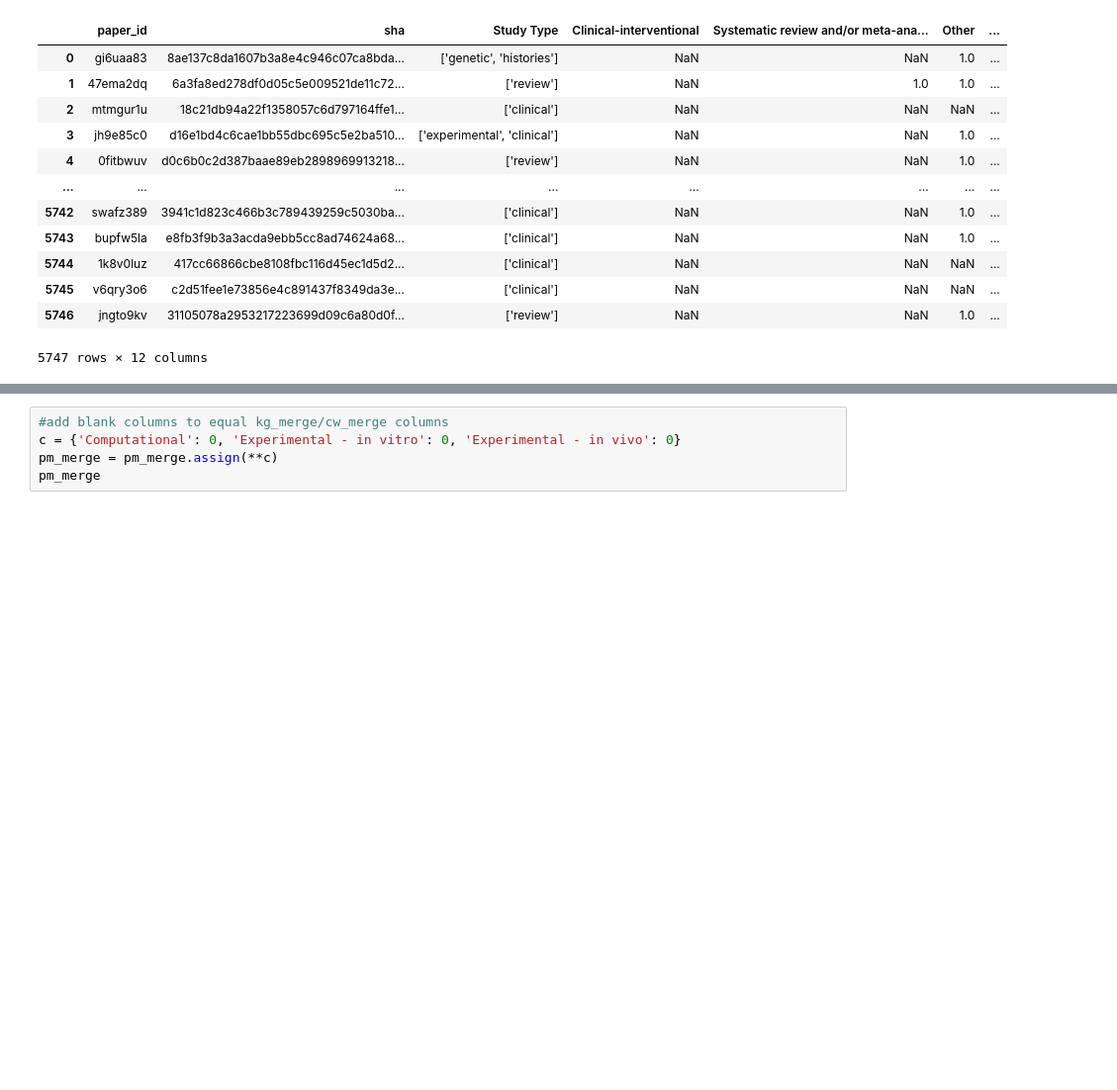
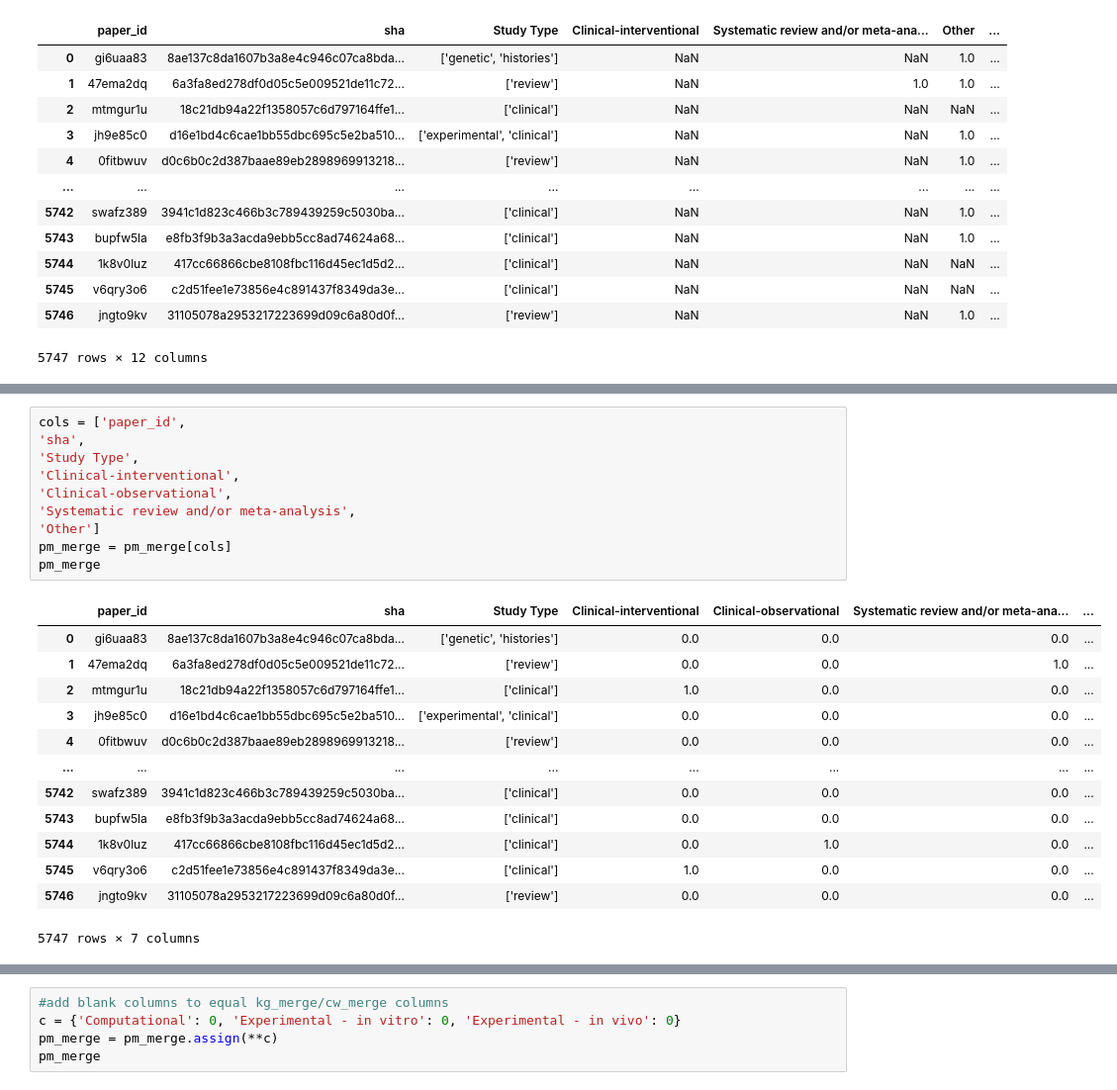
Before and after one commit to mindyng/Covid19, a Jupyter notebook: StudyTypeAnnotations.ipynb, the cells around one changed output, grey strips where cells are left out. Shown at 99% size. Cells and saved outputs as stored; diff of their text form; blank space fills up the shorter version.

```diff
--- a/StudyTypeAnnotations.ipynb
+++ b/StudyTypeAnnotations.ipynb
@@ -893,0 +905,24 @@ pm_merge
+# %%
+cols = ['paper_id',
+'sha',
+'Study Type',
+'Clinical-interventional',
+'Clinical-observational',
+'Systematic review and/or meta-analysis',
+'Other']
+pm_merge = pm_merge[cols]
+pm_merge
+# %% [output]
+|  | paper_id | sha | Study Type | Clinical-interventional | Clinical-observational | Systematic review and/or meta-ana... | ... |
+| 0 | gi6uaa83 | 8ae137c8da1607b3a8e4c946c07ca8bda... | ['genetic', 'histories'] | 0.0 | 0.0 | 0.0 | ... |
+| 1 | 47ema2dq | 6a3fa8ed278df0d05c5e009521de11c72... | ['review'] | 0.0 | 0.0 | 1.0 | ... |
+| 2 | mtmgur1u | 18c21db94a22f1358057c6d797164ffe1... | ['clinical'] | 1.0 | 0.0 | 0.0 | ... |
+| 3 | jh9e85c0 | d16e1bd4c6cae1bb55dbc695c5e2ba510... | ['experimental', 'clinical'] | 0.0 | 0.0 | 0.0 | ... |
+| 4 | 0fitbwuv | d0c6b0c2d387baae89eb2898969913218... | ['review'] | 0.0 | 0.0 | 0.0 | ... |
+| ... | ... | ... | ... | ... | ... | ... | ... |
+| 5742 | swafz389 | 3941c1d823c466b3c789439259c5030ba... | ['clinical'] | 0.0 | 0.0 | 0.0 | ... |
+| 5743 | bupfw5la | e8fb3f9b3a3acda9ebb5cc8ad74624a68... | ['clinical'] | 0.0 | 0.0 | 0.0 | ... |
+| 5744 | 1k8v0luz | 417cc66866cbe8108fbc116d45ec1d5d2... | ['clinical'] | 0.0 | 1.0 | 0.0 | ... |
+| 5745 | v6qry3o6 | c2d51fee1e73856e4c891437f8349da3e... | ['clinical'] | 1.0 | 0.0 | 0.0 | ... |
+| 5746 | jngto9kv | 31105078a2953217223699d09c6a80d0f... | ['review'] | 0.0 | 0.0 | 0.0 | ... |
+5747 rows × 7 columns
```
Also changed, not shown: parts of 11 cells of this notebook.
